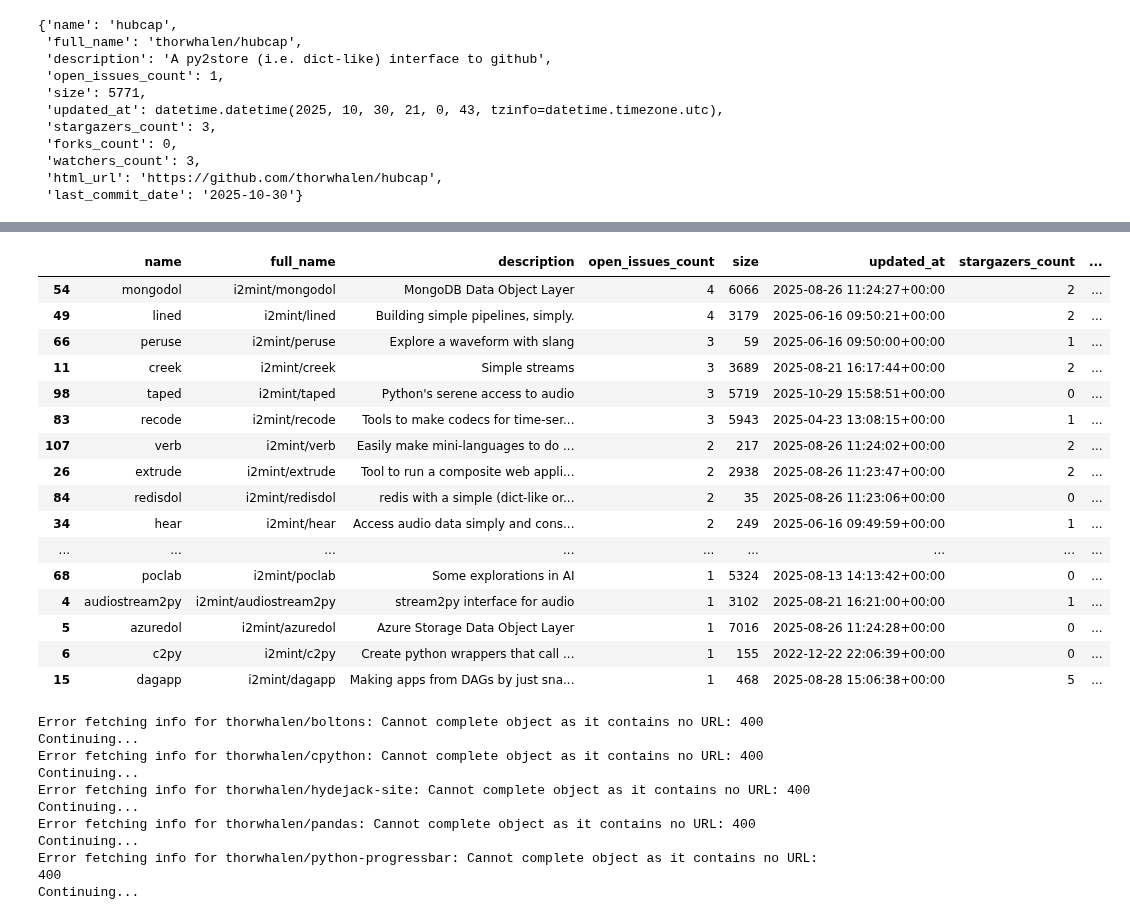
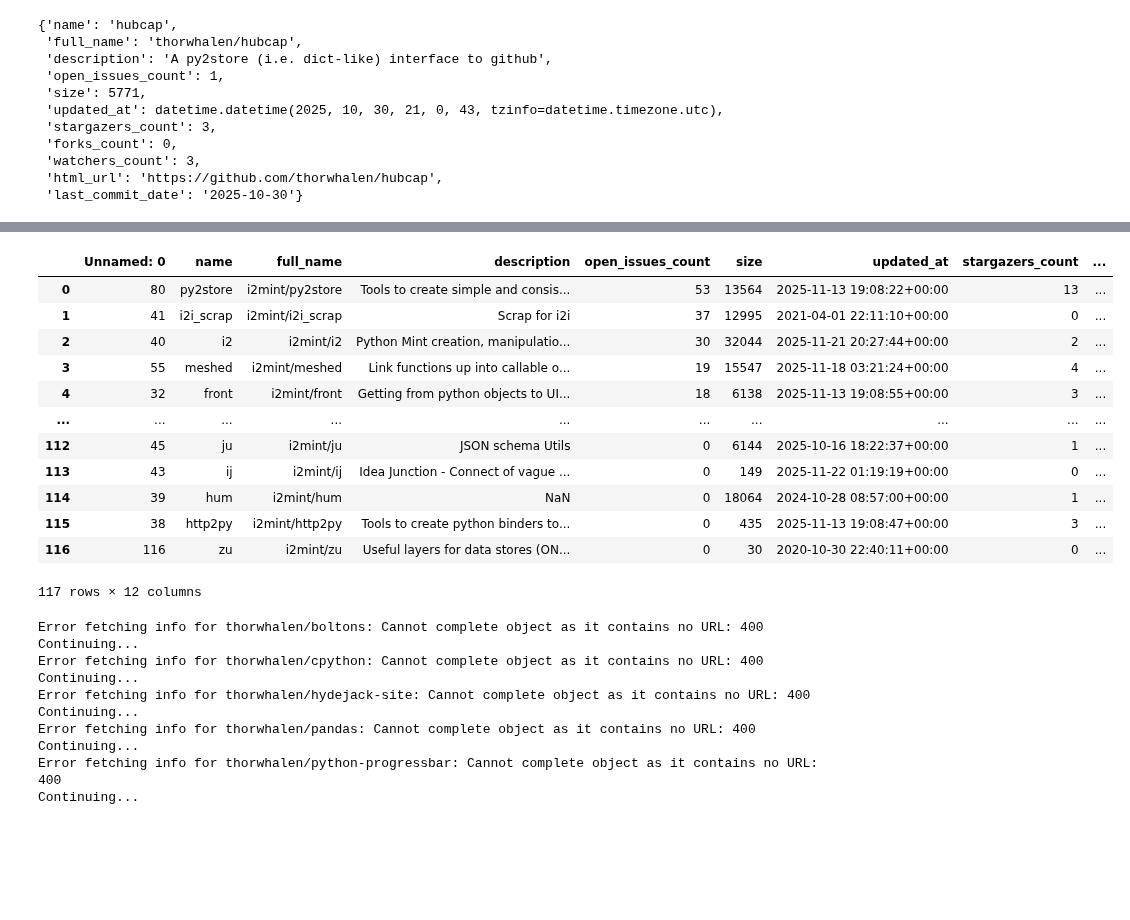
Before and after one commit to thorwhalen/hubcap, a Jupyter notebook: misc/hubcap_demo.ipynb, the cells around one changed output, grey strips where cells are left out. Cells and saved outputs as stored; diff of their text form; code cells hidden in the pictures; blank space fills up the shorter version.

```diff
--- a/misc/hubcap_demo.ipynb
+++ b/misc/hubcap_demo.ipynb
@@ -451,0 +455,12 @@ if ci['actions']:
+# %%
+from hubcap import GithubReader, get_ci_info
+
+def org_repos_infos(org_name, refresh=False):
+    org_repos = GithubReader(org_name)
+    for repo_name in org_repos:
+        full_name = f"{org_name}/{repo_name}"
+        try:
+            yield get_ci_info(full_name, refresh=refresh)
+        except Exception as e:
+            print(f"Error fetching info for {full_name}: {e}")
+            print("Continuing...")
@@ -471,17 +500,19 @@ get_repository_info('thorwhalen/hubcap')
  'watchers_count': 3,
  'html_url': 'https://github.com/thorwhalen/hubcap',
  'last_commit_date': '2025-10-30'}
-# %%
-def org_repos_infos(org_name):
-    org_repos = GithubReader(org_name)
-    for repo_name in org_repos:
-        full_name = f"{org_name}/{repo_name}"
-        try:
-            yield get_repository_info(full_name)
-        except Exception as e:
-            print(f"Error fetching info for {full_name}: {e}")
-            print("Continuing...")
 # %%
+import os
 import pandas as pd
 
-i2mint_repos_info = pd.DataFrame(org_repos_infos('i2mint', refresh=False))
+save_filepath = '~/Downloads/i2mint_repos_info.csv'
+
+save_filepath = os.path.expanduser(save_filepath)
+if os.path.isfile(save_filepath):
+    i2mint_repos_info = pd.read_csv(save_filepath)
+else:
+    i2mint_repos_info = pd.DataFrame(org_repos_infos('i2mint'))
+    i2mint_repos_info = i2mint_repos_info.sort_values('open_issues_count', ascending=False)
+    i2mint_repos_info.to_csv(save_filepath)
+
+print(f"{i2mint_repos_info.shape}")
+i2mint_repos_info.iloc[0]
@@ -488,23 +534,19 @@ i2mint_repos_info = pd.DataFrame(org_repos_infos('i2mint', refresh=False))
 # %%
-i2mint_repos_info.sort_values('open_issues_count', ascending=False).iloc[18:40]
+i2mint_repos_info
 # %% [output]
-|  | name | full_name | description | open_issues_count | size | updated_at | stargazers_count | ... |
-| 54 | mongodol | i2mint/mongodol | MongoDB Data Object Layer | 4 | 6066 | 2025-08-26 11:24:27+00:00 | 2 | ... |
-| 49 | lined | i2mint/lined | Building simple pipelines, simply. | 4 | 3179 | 2025-06-16 09:50:21+00:00 | 2 | ... |
-| 66 | peruse | i2mint/peruse | Explore a waveform with slang | 3 | 59 | 2025-06-16 09:50:00+00:00 | 1 | ... |
-| 11 | creek | i2mint/creek | Simple streams | 3 | 3689 | 2025-08-21 16:17:44+00:00 | 2 | ... |
-| 98 | taped | i2mint/taped | Python's serene access to audio | 3 | 5719 | 2025-10-29 15:58:51+00:00 | 0 | ... |
-| 83 | recode | i2mint/recode | Tools to make codecs for time-ser... | 3 | 5943 | 2025-04-23 13:08:15+00:00 | 1 | ... |
-| 107 | verb | i2mint/verb | Easily make mini-languages to do ... | 2 | 217 | 2025-08-26 11:24:02+00:00 | 2 | ... |
-| 26 | extrude | i2mint/extrude | Tool to run a composite web appli... | 2 | 2938 | 2025-08-26 11:23:47+00:00 | 2 | ... |
-| 84 | redisdol | i2mint/redisdol | redis with a simple (dict-like or... | 2 | 35 | 2025-08-26 11:23:06+00:00 | 0 | ... |
-| 34 | hear | i2mint/hear | Access audio data simply and cons... | 2 | 249 | 2025-06-16 09:49:59+00:00 | 1 | ... |
-| ... | ... | ... | ... | ... | ... | ... | ... | ... |
-| 68 | poclab | i2mint/poclab | Some explorations in AI | 1 | 5324 | 2025-08-13 14:13:42+00:00 | 0 | ... |
-| 4 | audiostream2py | i2mint/audiostream2py | stream2py interface for audio | 1 | 3102 | 2025-08-21 16:21:00+00:00 | 1 | ... |
-| 5 | azuredol | i2mint/azuredol | Azure Storage Data Object Layer | 1 | 7016 | 2025-08-26 11:24:28+00:00 | 0 | ... |
-| 6 | c2py | i2mint/c2py | Create python wrappers that call ... | 1 | 155 | 2022-12-22 22:06:39+00:00 | 0 | ... |
-| 15 | dagapp | i2mint/dagapp | Making apps from DAGs by just sna... | 1 | 468 | 2025-08-28 15:06:38+00:00 | 5 | ... |
+|  | Unnamed: 0 | name | full_name | description | open_issues_count | size | updated_at | stargazers_count | ... |
+| 0 | 80 | py2store | i2mint/py2store | Tools to create simple and consis... | 53 | 13564 | 2025-11-13 19:08:22+00:00 | 13 | ... |
+| 1 | 41 | i2i_scrap | i2mint/i2i_scrap | Scrap for i2i | 37 | 12995 | 2021-04-01 22:11:10+00:00 | 0 | ... |
+| 2 | 40 | i2 | i2mint/i2 | Python Mint creation, manipulatio... | 30 | 32044 | 2025-11-21 20:27:44+00:00 | 2 | ... |
+| 3 | 55 | meshed | i2mint/meshed | Link functions up into callable o... | 19 | 15547 | 2025-11-18 03:21:24+00:00 | 4 | ... |
+| 4 | 32 | front | i2mint/front | Getting from python objects to UI... | 18 | 6138 | 2025-11-13 19:08:55+00:00 | 3 | ... |
+| ... | ... | ... | ... | ... | ... | ... | ... | ... | ... |
+| 112 | 45 | ju | i2mint/ju | JSON schema Utils | 0 | 6144 | 2025-10-16 18:22:37+00:00 | 1 | ... |
+| 113 | 43 | ij | i2mint/ij | Idea Junction - Connect of vague ... | 0 | 149 | 2025-11-22 01:19:19+00:00 | 0 | ... |
+| 114 | 39 | hum | i2mint/hum | NaN | 0 | 18064 | 2024-10-28 08:57:00+00:00 | 1 | ... |
+| 115 | 38 | http2py | i2mint/http2py | Tools to create python binders to... | 0 | 435 | 2025-11-13 19:08:47+00:00 | 3 | ... |
+| 116 | 116 | zu | i2mint/zu | Useful layers for data stores (ON... | 0 | 30 | 2020-10-30 22:40:11+00:00 | 0 | ... |
+117 rows × 12 columns
 # %%
 # This one took 16mn to refresh!!!
 tw_repos_info =pd.DataFrame(org_repos_infos('thorwhalen', refresh=False))
```
Also changed, not shown: parts of 11 cells of this notebook, 1 other file.
